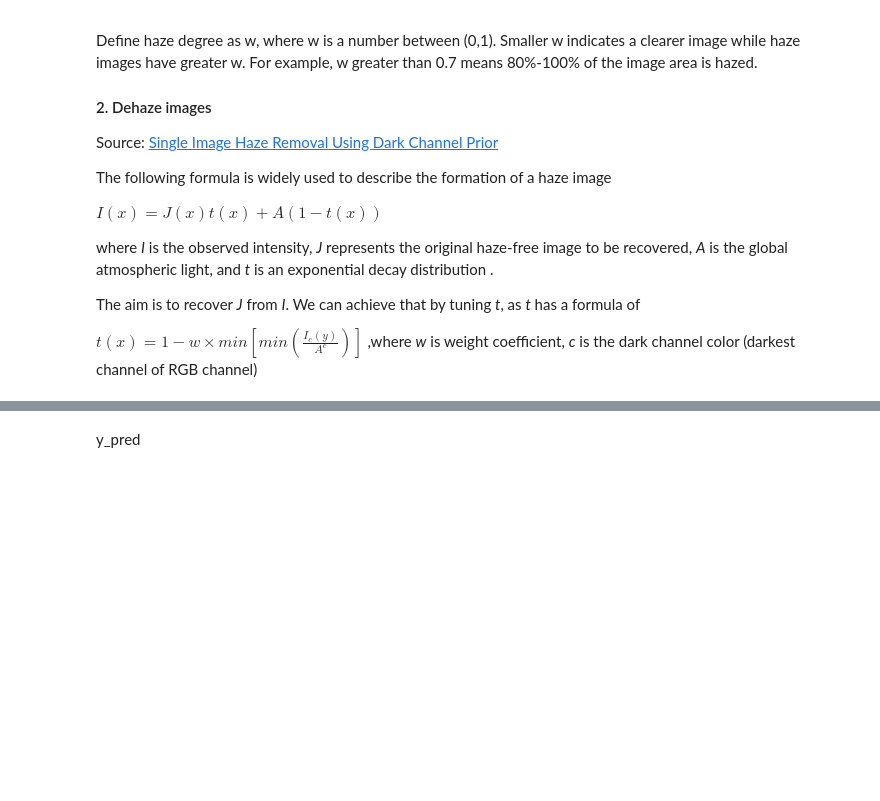
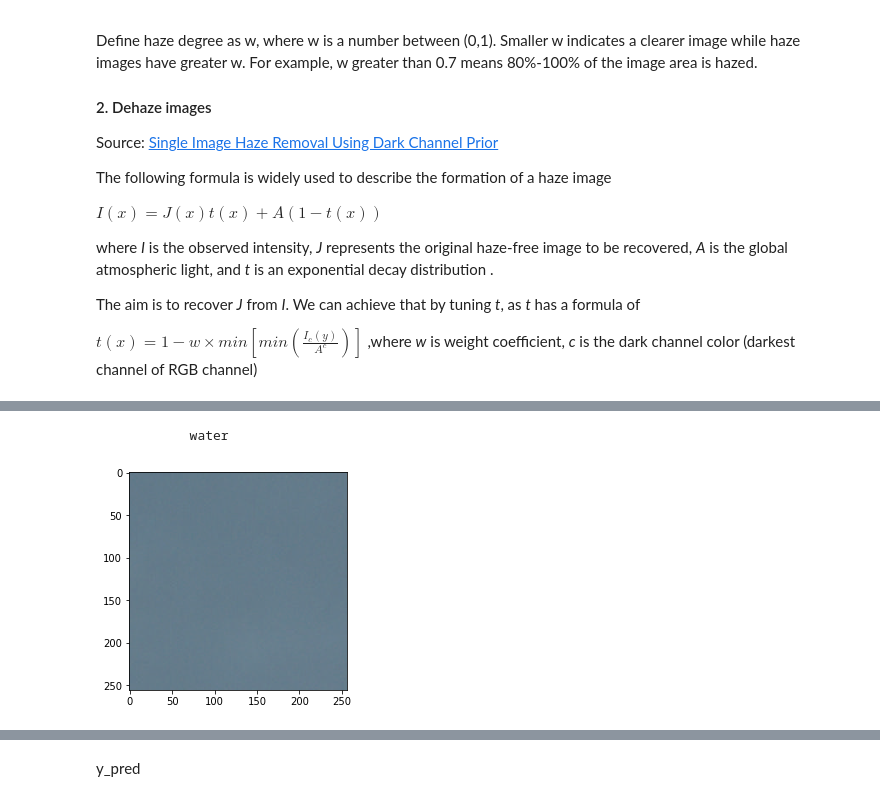
Before and after one commit to mumuxi15/02-Data-Science-Project, a Jupyter notebook: Multilabel image classification/Planet.ipynb, the cells around one changed output, grey strips where cells are left out. Drawn from its saved outputs; the diff is of its cells as text; code cells hidden in the pictures; blank space fills up the shorter version.

```diff
--- a/Multilabel image classification/Planet.ipynb
+++ b/Multilabel image classification/Planet.ipynb
@@ -81,7 +91,9 @@ class Channel_value:
     intensity = -1.0
 
 def find_intensity_of_atmospheric_light(img, gray,img_width=256):
-    """return Atomospheric light A """
+    """return Atomospheric light A
+       find brightest pixels in the dark channel and find max intensity
+    """
     toplist = [Channel_value()] * 2
     dark_channel = find_dark_channel(img)
     coords = np.argwhere(img[:,:,dark_channel] == np.max(img[:,:,dark_channel]) )
@@ -119,28 +131,9 @@ def dehaze_image(path,w = 0.95, t0 = 0.55):
     return outimg
 
 #  %%%%%%%%%%%%%%%%%%%%%%%%%%%%%%%%%%%%%%%%%%%%%%%%%%
-def display_photo_no(image_id,train=True):
-    if train:
-        path = kaggle_path+f'train-jpg/train_{image_id}.jpg'
-    else:
-        path = kaggle_path+f'test-jpg/test_{image_id}.jpg'
-    img = cv2.imread(path)
+def display_photo_no(image_id):
+    img = cv2.imread(kaggle_path+f'train-jpg/train_{image_id}.jpg')
     plt.imshow(img)
-
-def intensity_plot(path):
-    img = cv2.imread(path)
-    color = ('b','g','r')
-    histr = cv2.calcHist([img],[0],None,[256],[0,256])
-    plt.plot(histr)
-## %%%%%%%%      GRB PLOT   %%%%%%%%
-#     for i,col in enumerate(color):
-#         histr = cv2.calcHist([img],[i],None,[256],[0,256])
-#         plt.plot(histr,color = col)
-#         plt.xlim([0,256])
-# ##  %%%%%%%     CDF plot    %%%%%%%%
-#     values, bins = np.histogram(img.ravel(),256,[0,256],normed=True)
-#     cum = np.cumsum(values)
-#     plt.plot(bins[:-1],cum)
 # %%
 miu, v, sigma = 5.1,2.9,.2461
 def calculate_haziness(img_id):
@@ -318,0 +313,6 @@ y_pred2[0]
+# %%
+print ('            water')
+display_photo_no(24448)
+# %% [output]
+            water
+[figure, added]
```
Also changed, not shown: parts of 26 cells of this notebook.
